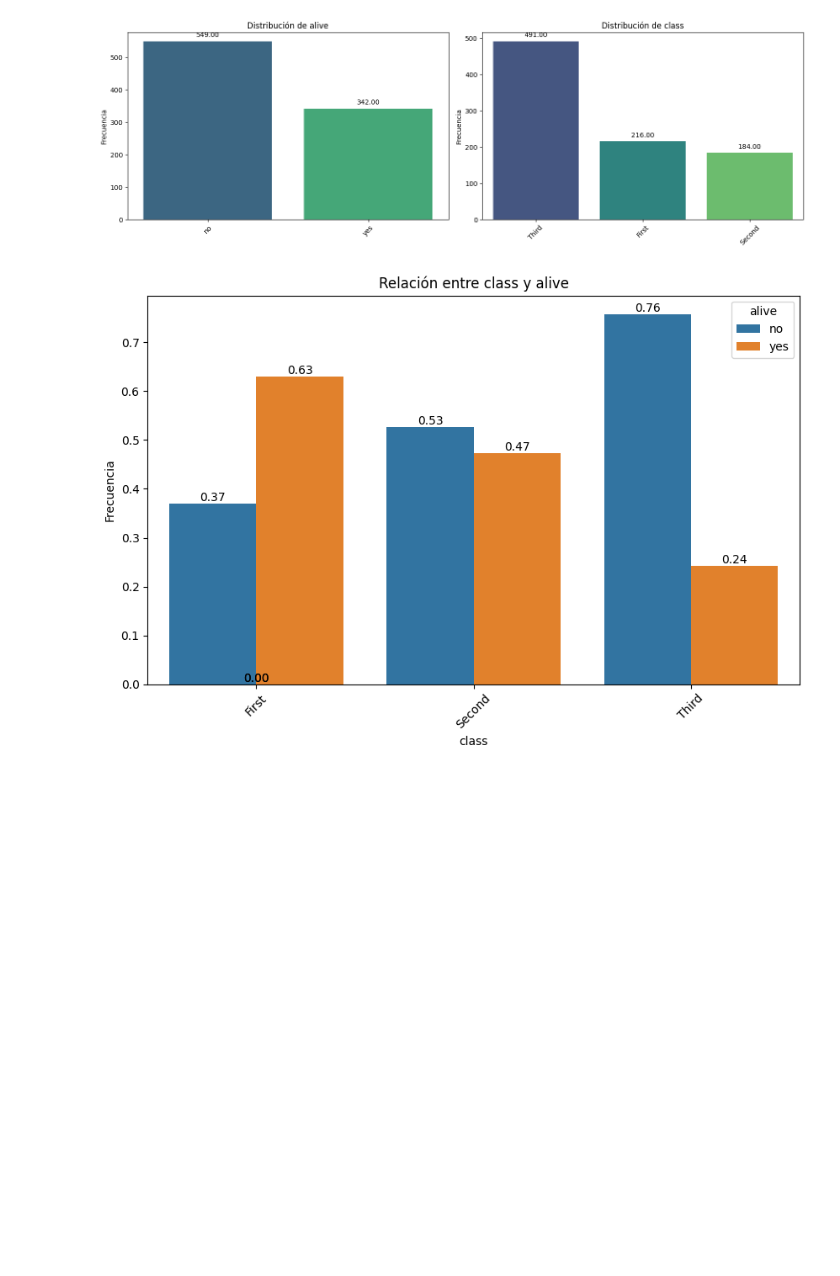
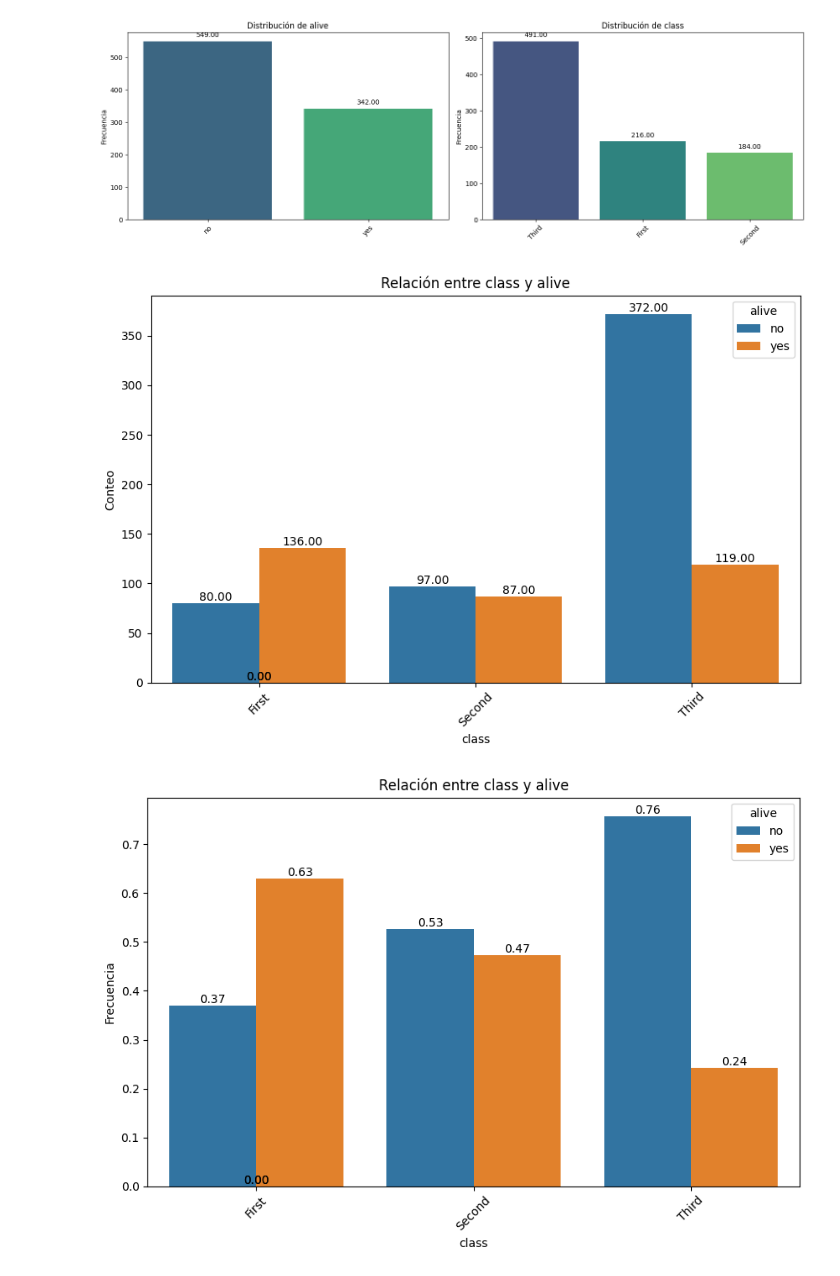
Before and after one commit to DarioRuizGon/ONLINE_DS_THEBRIDGE_DARIO, a Jupyter notebook: Sprint_7/Unidad_2/18_Practica_Obligatoria_Multivariante.ipynb, the cells around one changed output. Cells and saved outputs as stored; diff of their text form; code cells hidden in the pictures; blank space fills up the shorter version.

```diff
--- a/Sprint_7/Unidad_2/18_Practica_Obligatoria_Multivariante.ipynb
+++ b/Sprint_7/Unidad_2/18_Practica_Obligatoria_Multivariante.ipynb
@@ -224,6 +247,10 @@ Entre ser adulto o niño y la supervivencia también existe una relación, sobre
 pinta_distribucion_categoricas(df_titanic, ["alive", "class"], mostrar_valores=True)
 # %% [output]
 [figure]
+# %%
+plot_categorical_relationship_fin(df_titanic, "class", "alive", show_values=True)
+# %% [output]
+[figure, added]
 # %%
 plot_categorical_relationship_fin(df_titanic, "class", "alive", show_values=True, relative_freq=True)
 # %% [output]
```
Also changed, not shown: parts of 7 cells of this notebook.
